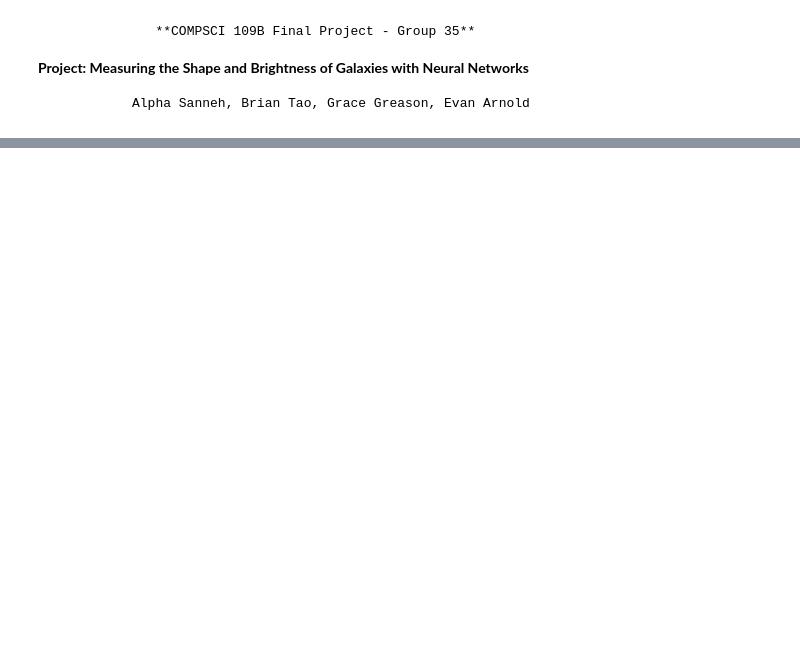
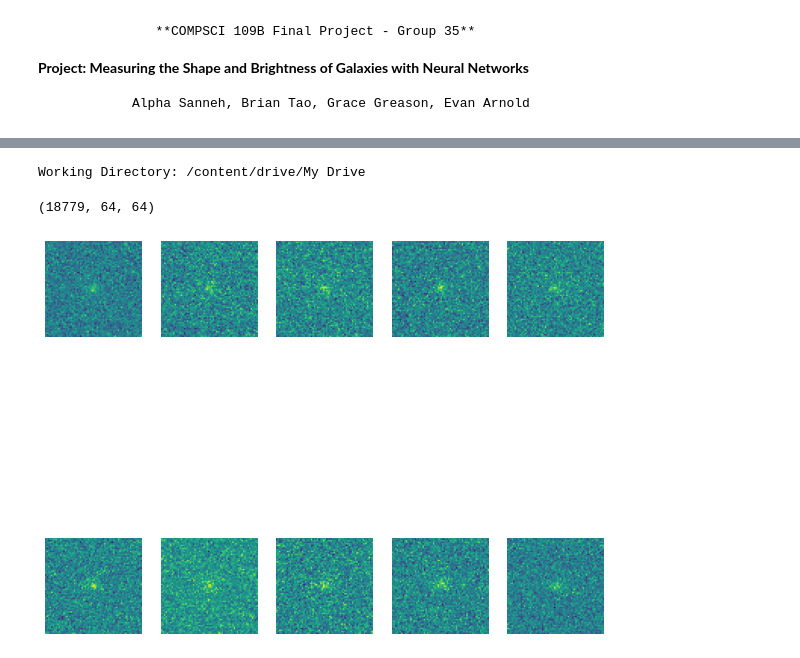
Before and after one commit to asanneh/CS109B_Final_Project_Group_35, a Jupyter notebook: CS109B_Final_Project_Group_35.ipynb, the cells around one changed output, grey strips where cells are left out. Drawn from its saved outputs; the diff is of its cells as text; code cells hidden in the pictures; blank space fills up the shorter version.

```diff
--- a/CS109B_Final_Project_Group_35.ipynb
+++ b/CS109B_Final_Project_Group_35.ipynb
@@ -46,12 +58,32 @@ print(tf.__version__)  # You should see a > 2.0.0 here!
+# %%
+file_path = '/content/drive/My Drive/'
+os.chdir(file_path)
+print('Working Directory:',os.getcwd())
+# %% [output]
+Working Directory: /content/drive/My Drive
 # %%
  #reading data
- f= h5py.File('Data1.h5 ','r')
-        image = f['img'][:]
-        cat = f['cat'][:]
-        label = f['label'][:]   # this gives the set of parameters that characterize the galaxy
-        snr = f['snr'][:]
-        sigma = f['sigma'][:]
-        image_nonoise = f['img_nonoise'][:]
-        image_withnoise = f['img_withnoise'][:]
-
-        f.close()
+f=h5py.File('Data.h5','r')
+image = f['img'][:]
+cat = f['cat'][:]
+label = f['label'][:]   # this gives the set of parameters that characterize the galaxy
+snr = f['snr'][:]
+sigma = f['sigma'][:]
+image_nonoise = f['img_nonoise'][:]
+image_withnoise = f['img_withnoise'][:]
+f.close()
+# %%
+image.shape
+# %% [output]
+(18779, 64, 64)
+# %%
+#plot a few of the images
+fig, ax = plt.subplots(10,10, figsize=(10,10))
+for i in range(10):
+  ax = plt.subplot(2, 5, i+1)
+  plt.imshow(np.squeeze(image[i]))
+  ax.axis('off')
+
+plt.show()
+# %% [output]
+[figure, added]
```
Also changed, not shown: parts of 5 cells of this notebook.
